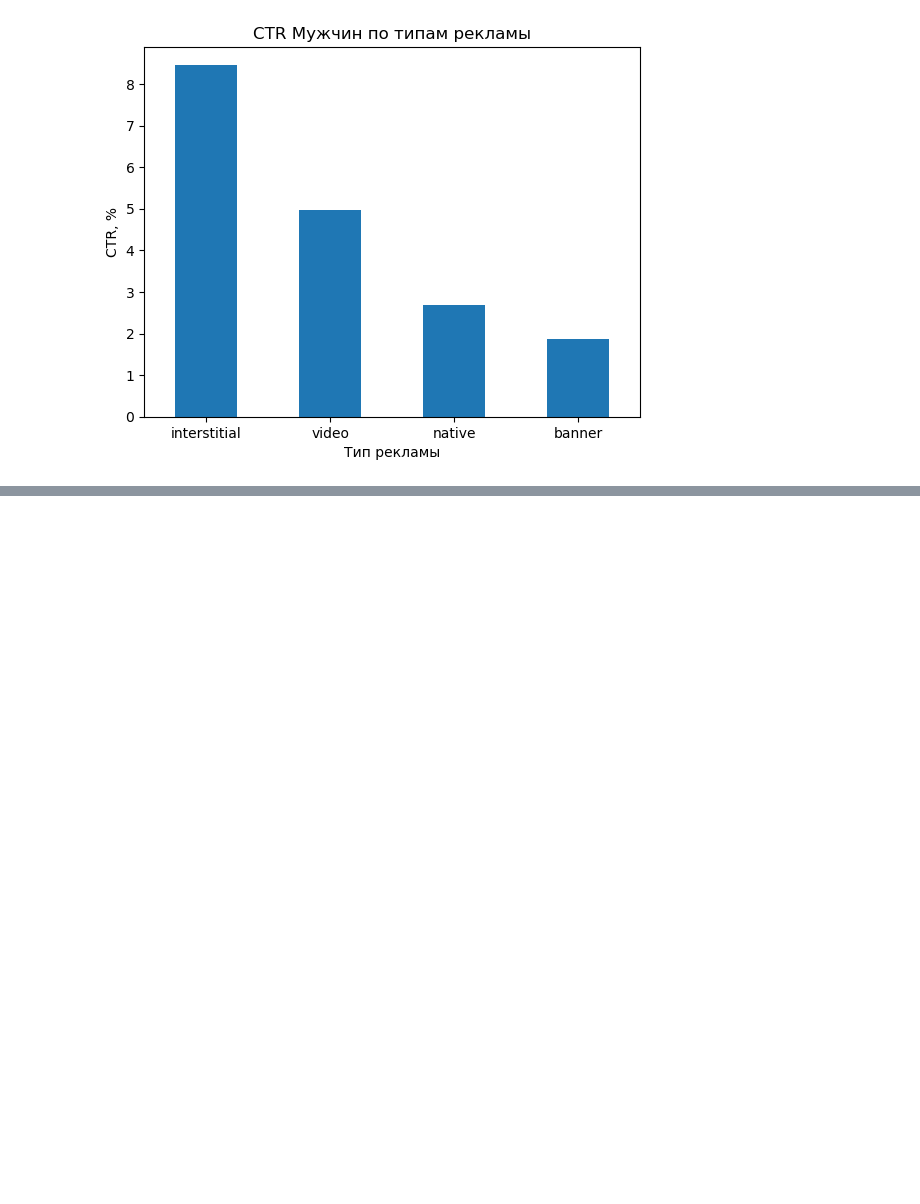
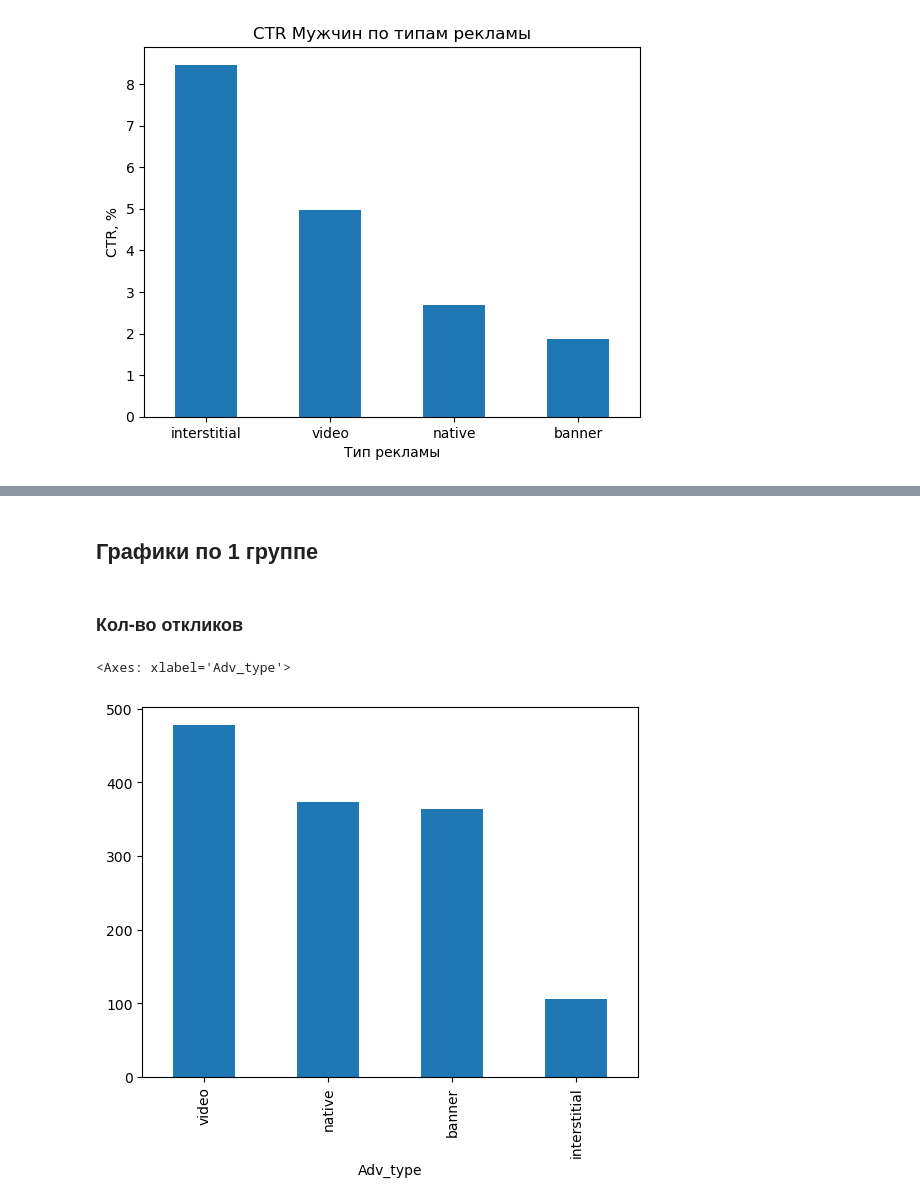
Before and after one commit to fazz0ne/it_funds, a Jupyter notebook: main.ipynb, the cells around one changed output, grey strips where cells are left out. Drawn from its saved outputs; the diff is of its cells as text; code cells hidden in the pictures; blank space fills up the shorter version.

```diff
--- a/main.ipynb
+++ b/main.ipynb
@@ -356,0 +370,2 @@ plt.show()
+# %%
+df['age_group'] = pd.cut(df['Age'], bins = [13.99,26,33,42,70.01], labels=[1,2,3,4])
@@ -356,0 +393,27 @@ plt.show()
+# %%
+results = {}
+
+for i in range(1, 5):
+    df_grouped = df[df['age_group'] == i]
+    cnt_ads = df_grouped['Ev_type'].value_counts()
+    part = cnt_ads[1] / cnt_ads.sum() * 100
+    cnt_ads_types_grouped = df_grouped[df_grouped['Ev_type'] == 1]['Adv_type'].value_counts()
+    ctr_grouped = (df_grouped[df_grouped['Ev_type'] == 1].groupby('Adv_type').size()
+                   / df_grouped[df_grouped['Ev_type'] == 0].groupby('Adv_type').size() * 100
+                  ).sort_values(ascending=False)
+
+    results[i] = {
+        'cnt_ads': cnt_ads,
+        'part': part,
+        'cnt_ads_types': cnt_ads_types_grouped,
+        'ctr': ctr_grouped
+    }
+# %% [markdown]
+## Графики по 1 группе
+# %% [markdown]
+### Кол-во откликов
+# %%
+results[1]['cnt_ads_types'].plot(kind = "bar")
+# %% [output]
+<Axes: xlabel='Adv_type'>
+[figure, added]
```
Also changed, not shown: parts of 28 cells of this notebook.
